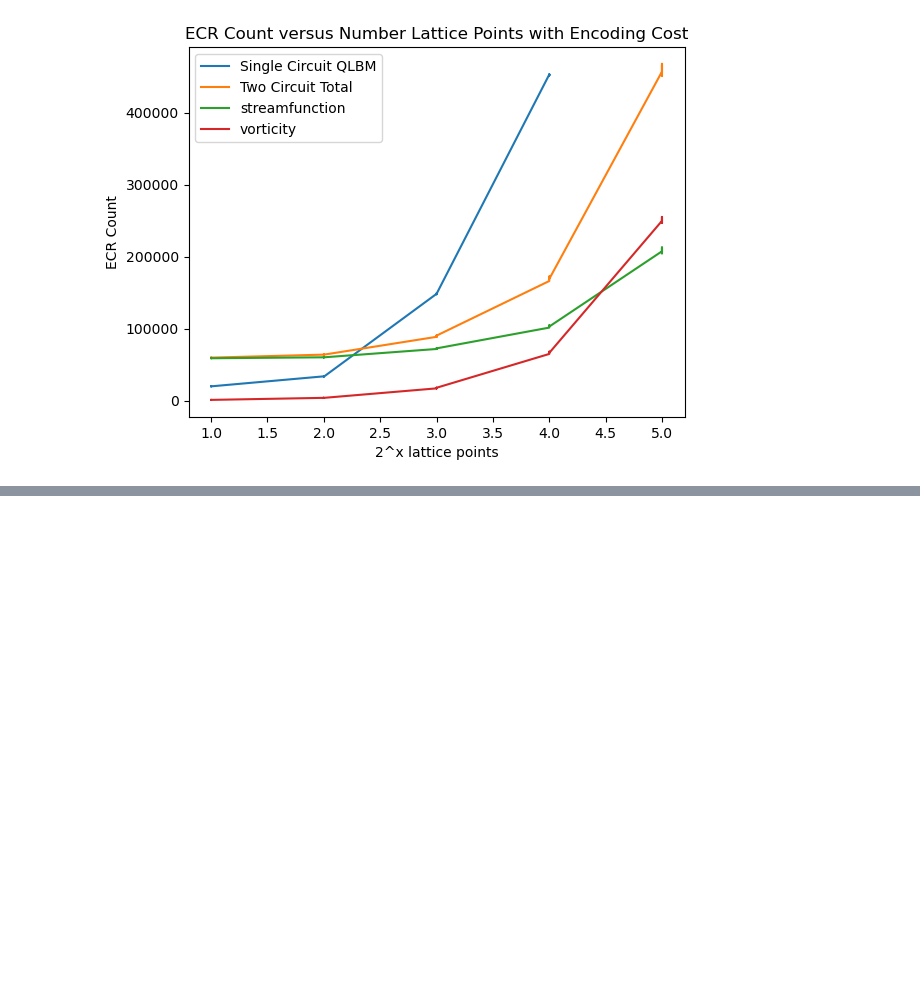
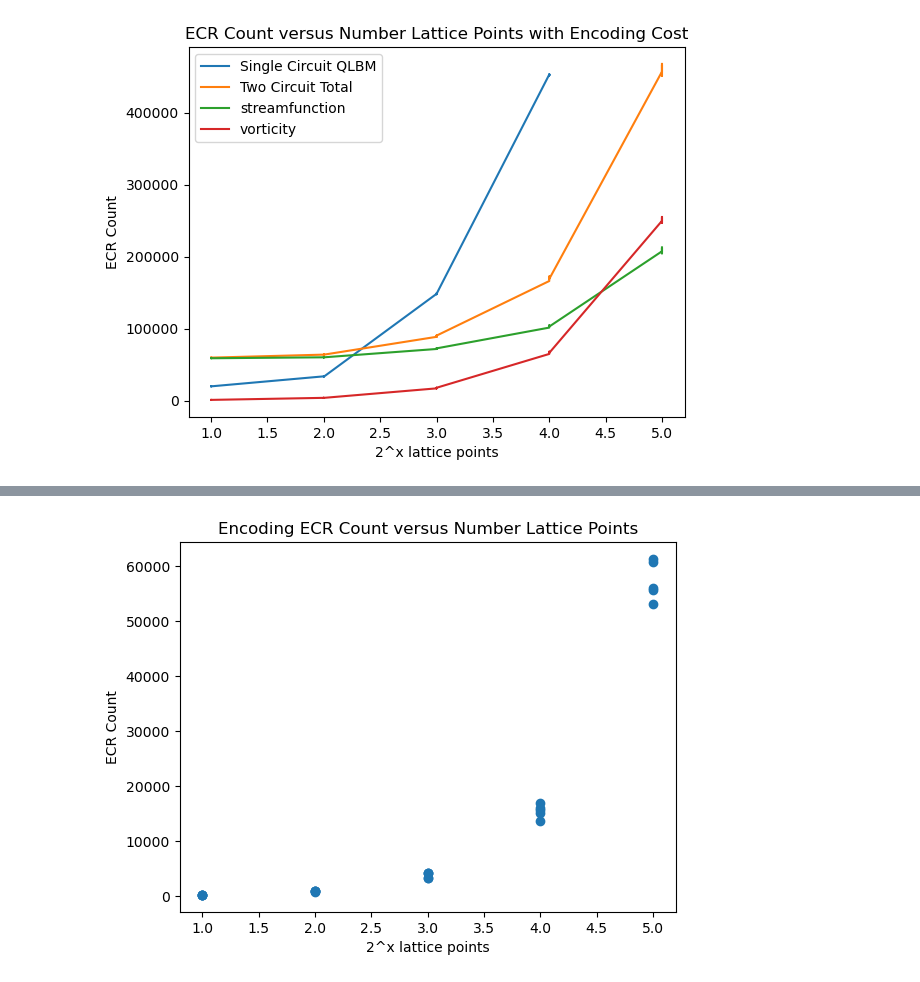
Before and after one commit to comp-physics/QLBM-frugal, a Jupyter notebook: parallelization_analysis/data/analysis.ipynb, the cells around one changed output, grey strips where cells are left out. Cells and saved outputs as stored; diff of their text form; code cells hidden in the pictures; blank space fills up the shorter version.

```diff
--- a/parallelization_analysis/data/analysis.ipynb
+++ b/parallelization_analysis/data/analysis.ipynb
@@ -108,0 +132,8 @@ plt.show()
+# %%
+plt.scatter(x, ecr_count)
+plt.xlabel("2^x lattice points")
+plt.ylabel("ECR Count")
+plt.title("Encoding ECR Count versus Number Lattice Points")
+plt.show()
+# %% [output]
+[figure, added]
```
Also changed, not shown: parts of 3 cells of this notebook, 2 other files.
